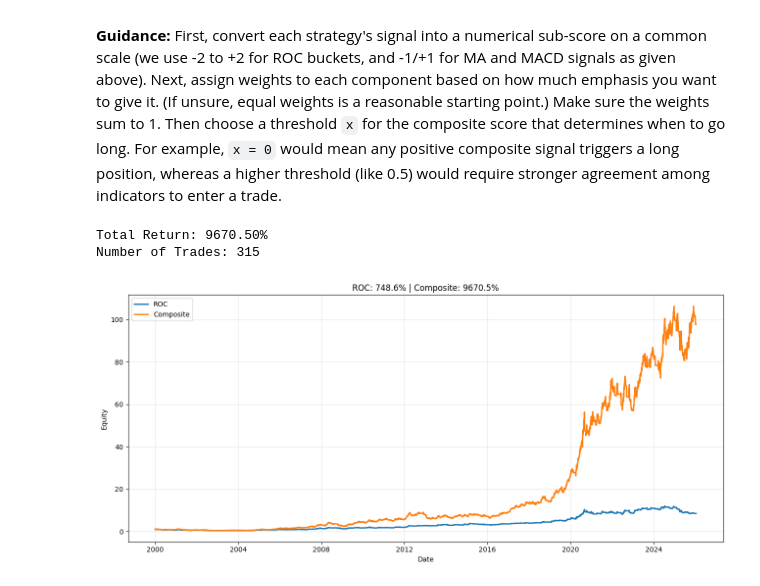
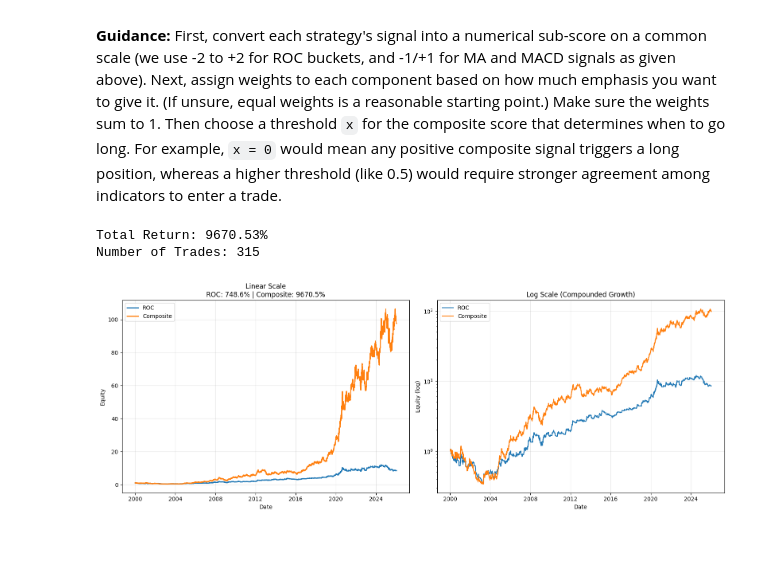
Before and after one commit to taliashapiro05/Momentum_assignment-1-, a Jupyter notebook: Momentum_assignment.ipynb, the cells around one changed output. Cells and saved outputs as stored; diff of their text form; code cells hidden in the pictures; blank space fills up the shorter version.

```diff
--- a/Momentum_assignment.ipynb
+++ b/Momentum_assignment.ipynb
@@ -811,26 +643,45 @@ def composite_momentum_strategy(
 
     return df
 # %%
+# composite vs ROC comparison
+
 composite = composite_momentum_strategy(df)
-
 backtest = backtest_signal_only(composite, composite["Position"])
 
 roc_ret = ROC_backtest["equity"].iloc[-1] - 1
 comp_ret = backtest["equity"].iloc[-1] - 1
 
-plt.figure(figsize=(13,6))
 
-plt.plot(ROC_backtest["Date"], ROC_backtest["equity"], label="ROC", linewidth=2)
-plt.plot(backtest["Date"], backtest["equity"], label="Composite", linewidth=2)
+fig, axes = plt.subplots(1, 2, figsize=(16, 6))
 
-plt.title(f"ROC: {roc_ret:.1%} | Composite: {comp_ret:.1%}")
-plt.xlabel("Date")
-plt.ylabel("Equity")
-plt.legend()
-plt.grid(True, alpha=0.3)
+# left: normal scale
+axes[0].plot(ROC_backtest["Date"], ROC_backtest["equity"], label="ROC", linewidth=2)
+
+axes[0].plot(backtest["Date"], backtest["equity"], label="Composite",linewidth=2)
+
+axes[0].set_title(f"Linear Scale\nROC: {roc_ret:.1%} | Composite: {comp_ret:.1%}")
+axes[0].set_xlabel("Date")
+axes[0].set_ylabel("Equity")
+axes[0].legend()
+axes[0].grid(True, alpha=0.3)
+
+
+# right: log scale
+axes[1].plot(ROC_backtest["Date"], ROC_backtest["equity"], label="ROC")
+
+axes[1].plot(backtest["Date"], backtest["equity"], label="Composite")
+
+axes[1].set_yscale("log")
+
+axes[1].set_title("Log Scale (Compounded Growth)")
+axes[1].set_xlabel("Date")
+axes[1].set_ylabel("Equity (log)")
+axes[1].legend()
+axes[1].grid(True, alpha=0.3)
+
 plt.tight_layout()
 plt.show()
 # %% [output]
-Total Return: 9670.50%
+Total Return: 9670.53%
 Number of Trades: 315
-[figure, old version]
+[figure, new version]
```
Also changed, not shown: parts of 10 cells of this notebook.
